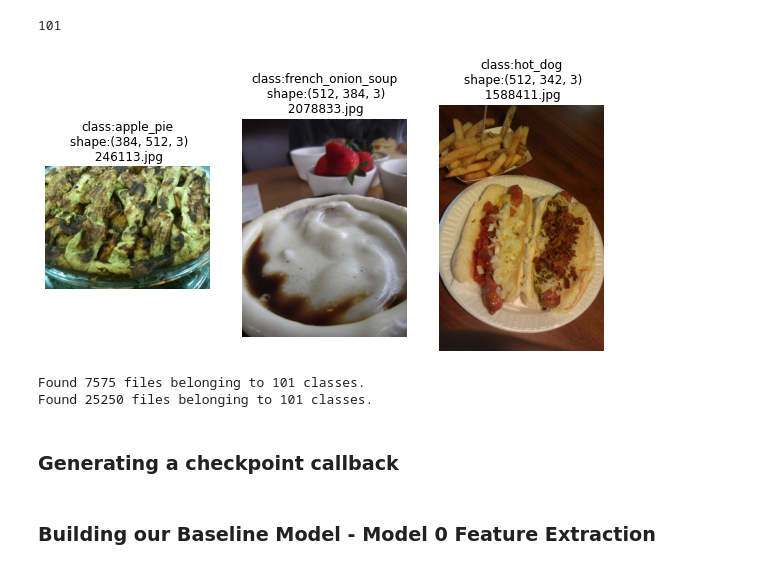
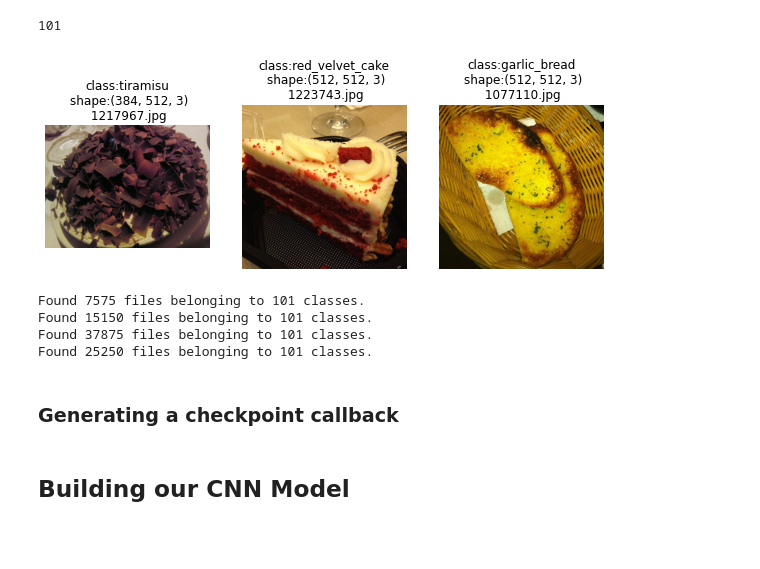
Before and after one commit to jjaimwork/CNN-Computer-Vision-Food-Vision-From-Scratch, a Jupyter notebook: CNN - Scaling Up to 101 Classes.ipynb, the cells around one changed output. Drawn from its saved outputs; the diff is of its cells as text; code cells hidden in the pictures; blank space fills up the shorter version.

```diff
--- a/CNN - Scaling Up to 101 Classes.ipynb
+++ b/CNN - Scaling Up to 101 Classes.ipynb
@@ -35,7 +49,7 @@ train_101_10_dir = './Food-Vision-REDO/datasets/food_101/train_10/'
 test_101_dir = './Food-Vision-REDO/datasets/food_101/test/'
 food_101_dir = './Food-Vision-REDO/datasets/food_101/'
 # %%
-class_list_all = glob(os.path.join(train_101_dir, '*',))
+class_list_all = glob(os.path.join(test_101_dir, '*',))
 class_list_all = [i.split('\\')[-1] for i in class_list_all]
 class_list_all;
 len(class_list_all)
@@ -44,9 +87,9 @@ len(class_list_all)
 # %%
-def plot_random_image(class_list, directory):
+def plot_random_image(class_list, directory, titles=True):
 
     '''
     Takes in a list of classes which randomly selects an image in its directory
-
+    and outputs the image file, along with the img directory
 
     Parameters
     --------
@@ -60,7 +103,11 @@ def plot_random_image(class_list, directory):
     rng_dir_img = random_dir + '/' + random_img
     arr_dir_img = mpimg.imread(rng_dir_img)
 
-    img=plt.imshow(arr_dir_img)
     plt.axis(False)
-    plt.title(f'class:{random_class}\n shape:{arr_dir_img.shape}\n {random_img}')
-    return img
+    if titles:
+        img=plt.imshow(arr_dir_img)
+        plt.title(f'class:{random_class}\n shape:{arr_dir_img.shape}\n {random_img}')
+    else:
+        img=plt.imshow(arr_dir_img)
+
+    return img, rng_dir_img
@@ -67,15 +224,27 @@ def plot_random_image(class_list, directory):
 # %%
 plt.figure(figsize=(10,10))
 for i in range(1,4):
     plt.subplot(1,3,i)
-    plot_random_image(class_list=class_list_all, directory=train_101_dir)
+    plot_random_image(class_list=class_list_all, directory=train_101_10_dir)
 # %% [output]
-[figure, old version]
+[figure, new version]
 # %%
 IMG_SIZE=(224,224)
 
-train_data_all_10_percent = tf.keras.preprocessing.image_dataset_from_directory(
+train_data_10_percent = tf.keras.preprocessing.image_dataset_from_directory(
     train_101_10_dir,
+    label_mode='categorical',
+    image_size=IMG_SIZE
+)
+
+train_data_20_percent = tf.keras.preprocessing.image_dataset_from_directory(
+    train_101_20_dir,
+    label_mode='categorical',
+    image_size=IMG_SIZE
+)
+
+train_data_50_percent = tf.keras.preprocessing.image_dataset_from_directory(
+    train_101_50_dir,
     label_mode='categorical',
     image_size=IMG_SIZE
 )
@@ -88,6 +257,8 @@ test_data = tf.keras.preprocessing.image_dataset_from_directory(
 )
 # %% [output]
 Found 7575 files belonging to 101 classes.
+Found 15150 files belonging to 101 classes.
+Found 37875 files belonging to 101 classes.
 Found 25250 files belonging to 101 classes.
 # %% [markdown]
 ### Generating a checkpoint callback
@@ -111,4 +282,4 @@ def create_checkpoint_callback(checkpoint_path, metric):
 chck_pth = './Food-Vision-REDO/checkpoint/checkpoint.ckpt'
 checkpoint_callback = create_checkpoint_callback(chck_pth, metric='accuracy')
 # %% [markdown]
-### Building our Baseline Model - Model 0 Feature Extraction
+## Building our CNN Model
```
Also changed, not shown: parts of 57 cells of this notebook, 1 other file.
